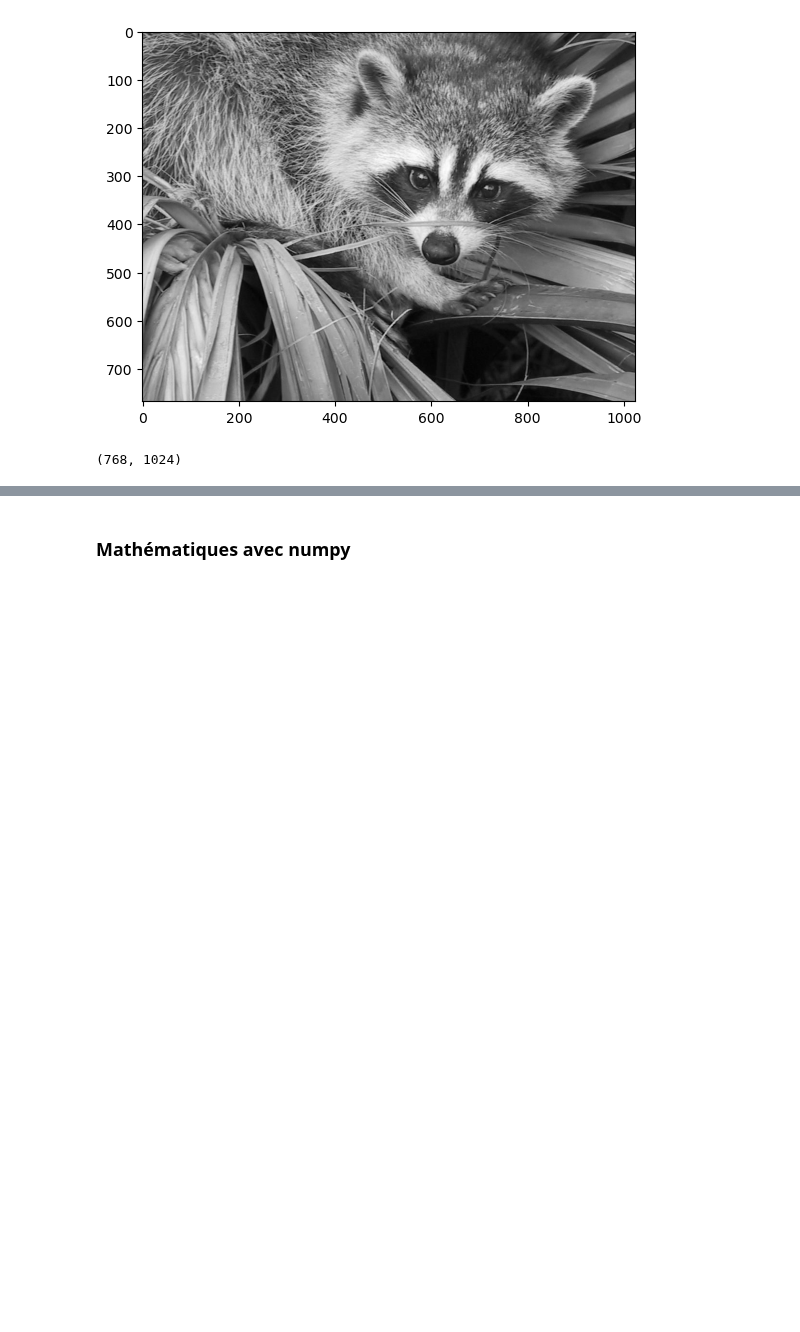
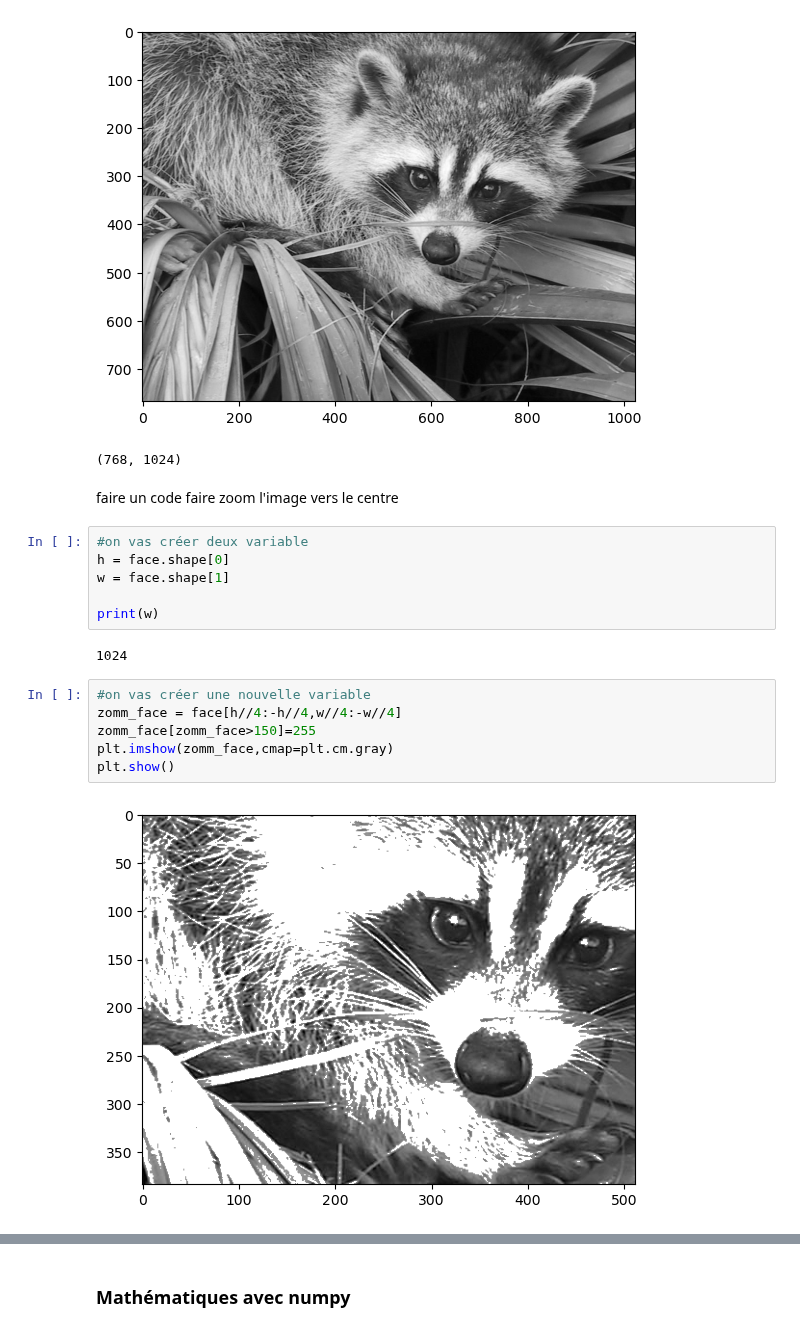
Before and after one commit to Balde44-art/Intro2Python, a Jupyter notebook: lesson_2.ipynb, the cells around one changed output, grey strips where cells are left out. Drawn from its saved outputs; the diff is of its cells as text; blank space fills up the shorter version.

```diff
--- a/lesson_2.ipynb
+++ b/lesson_2.ipynb
@@ -457,3 +457,21 @@ face.shape
 # %% [output]
 [figure]
 (768, 1024)
+# %% [markdown]
+faire un code faire zoom l'image vers le centre
+# %%
+#on vas créer deux variable
+h = face.shape[0]
+w = face.shape[1]
+
+print(w)
+# %% [output]
+1024
+# %%
+#on vas créer une nouvelle variable
+zomm_face = face[h//4:-h//4,w//4:-w//4]
+zomm_face[zomm_face>150]=255
+plt.imshow(zomm_face,cmap=plt.cm.gray)
+plt.show()
+# %% [output]
+[figure, added]
```
Also changed, not shown: parts of 57 cells of this notebook, 4 other files.
